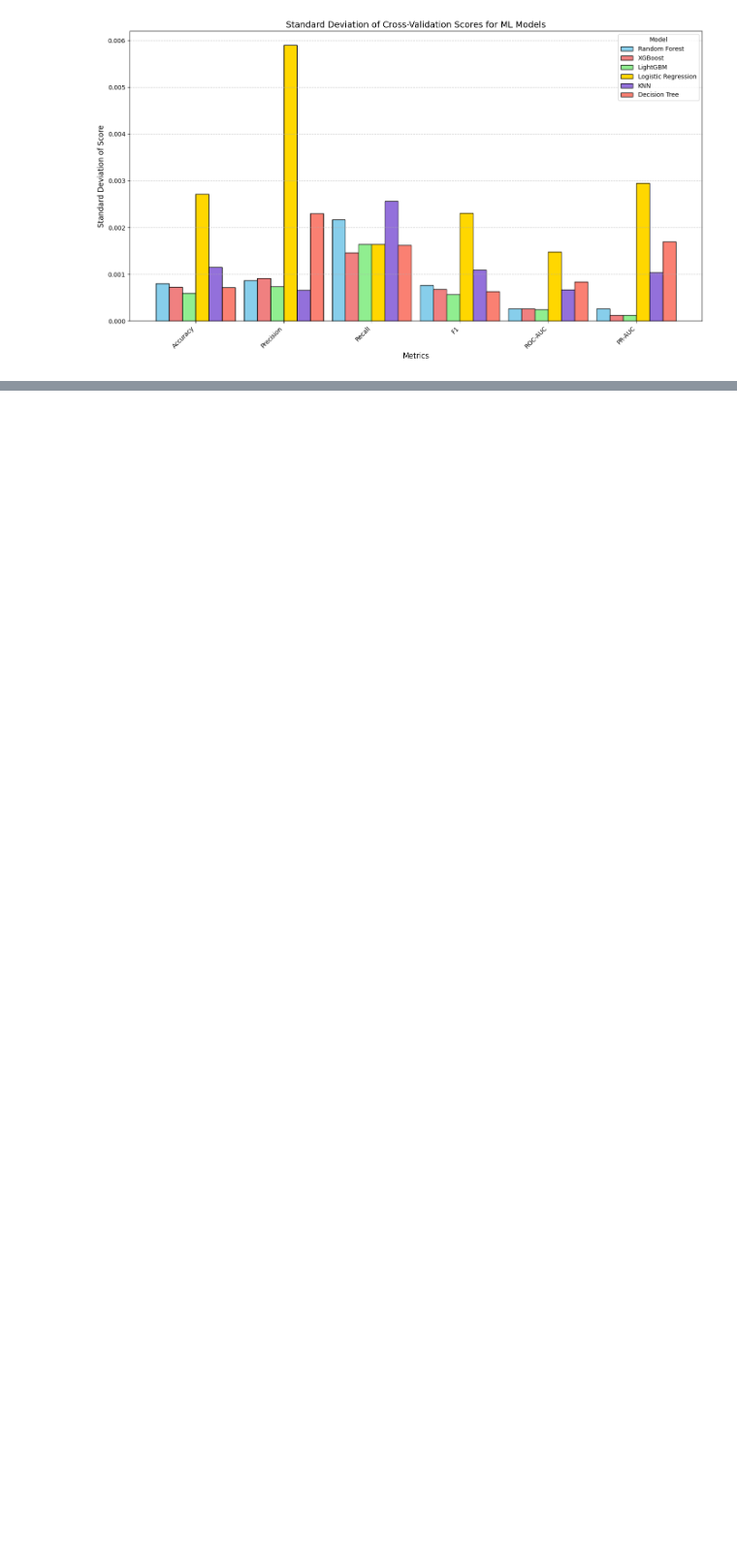
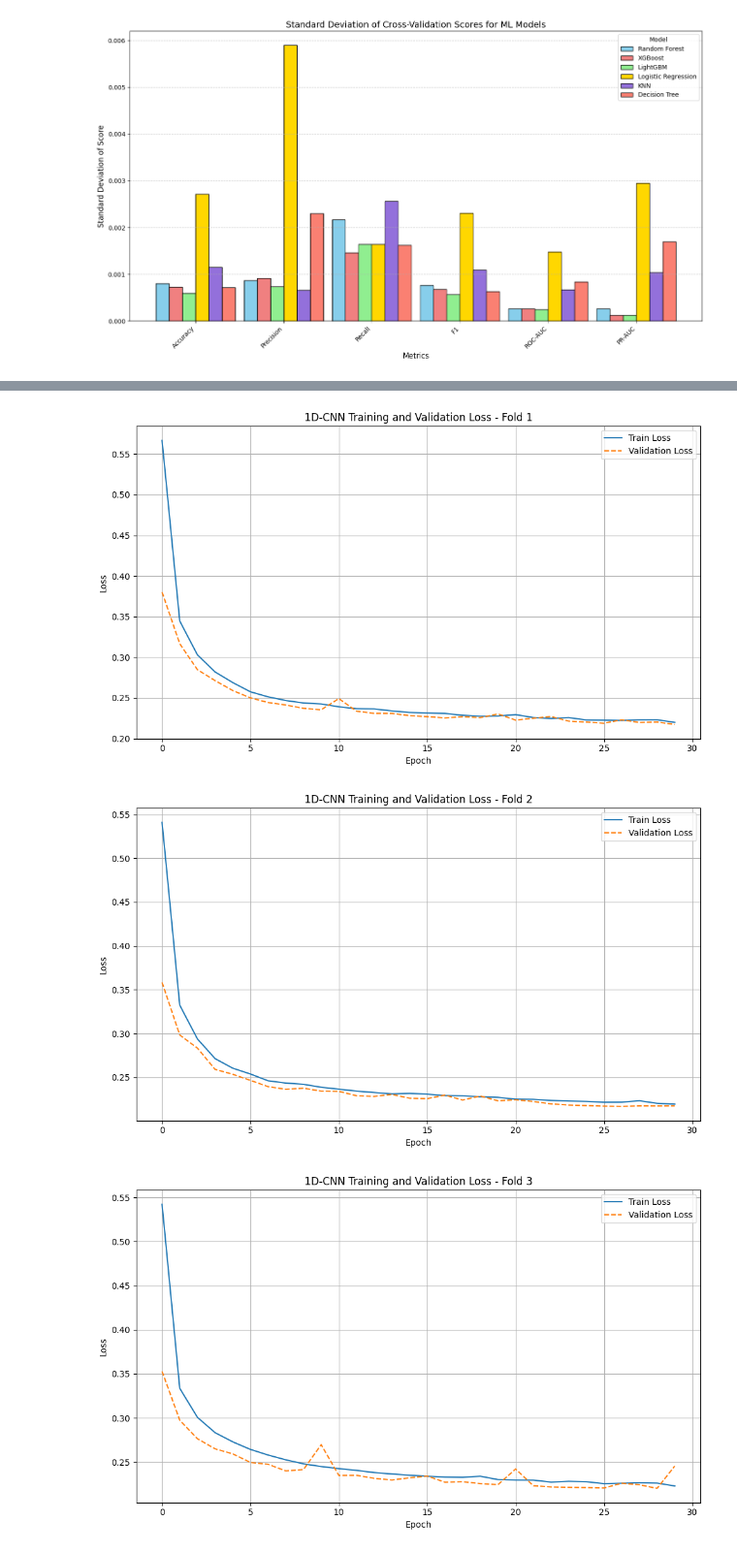
Before and after one commit to halimAhtasham/Network-_Intrusion_Detection---All_In_One, a Jupyter notebook: Binary_Classification_on_NIDS_with_ROSIDS23.ipynb, the cells around one changed output, grey strips where cells are left out. Shown at 97% size. Drawn from its saved outputs; the diff is of its cells as text; code cells hidden in the pictures; blank space fills up the shorter version.

```diff
--- a/Binary_Classification_on_NIDS_with_ROSIDS23.ipynb
+++ b/Binary_Classification_on_NIDS_with_ROSIDS23.ipynb
@@ -1248,0 +2012,16 @@ plt.show()
+# %%
+for i, history in enumerate(cnn_histories):
+    plt.figure(figsize=(10, 6))
+    plt.plot(history['train_loss'], label='Train Loss')
+    plt.plot(history['val_loss'], label='Validation Loss', linestyle='--')
+    plt.title(f'1D-CNN Training and Validation Loss - Fold {i+1}')
+    plt.xlabel('Epoch')
+    plt.ylabel('Loss')
+    plt.legend()
+    plt.grid(True)
+    plt.tight_layout()
+    plt.show()
+# %% [output]
+[figure, added]
+[figure, added]
+[figure, added]
```
Also changed, not shown: parts of 19 cells of this notebook.
